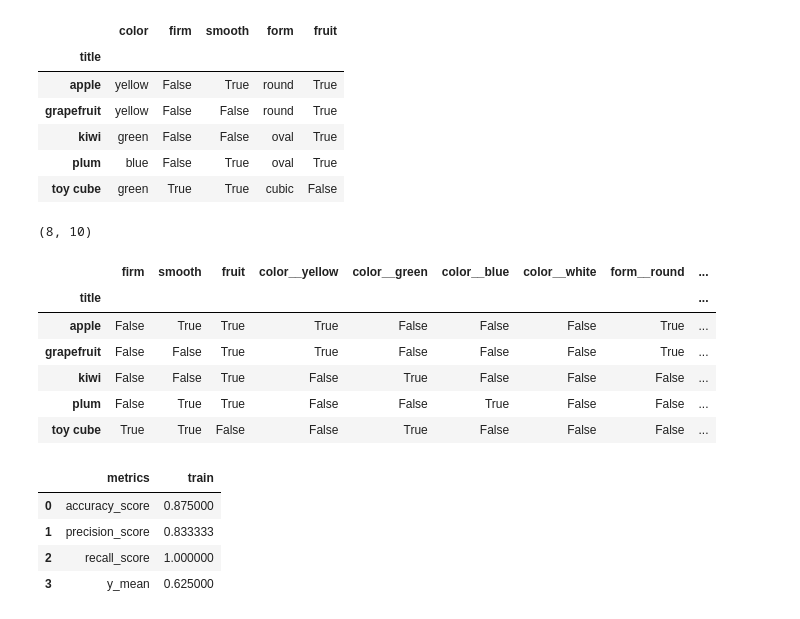
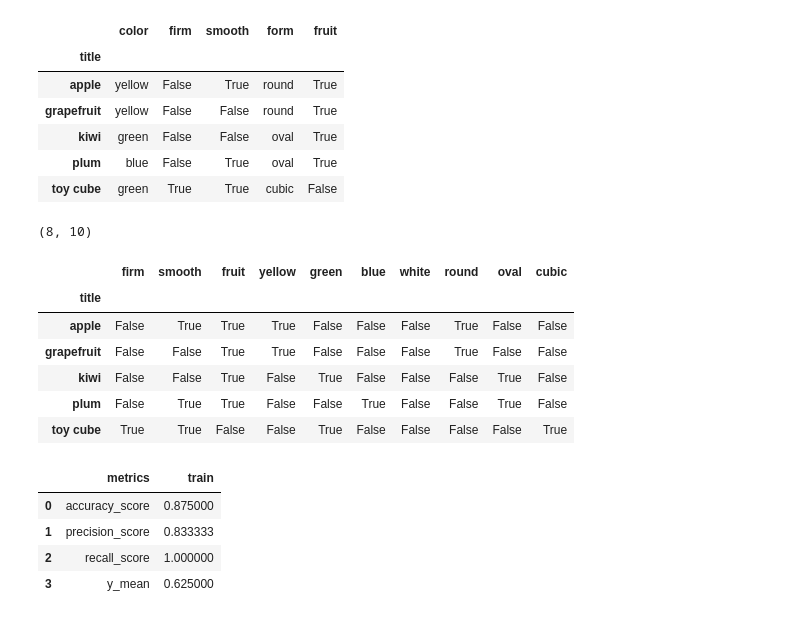
Before and after one commit to EgorDudyrev/FCA_BB_interpret, a Jupyter notebook: notebooks/2020.01.27-Implications_And_Hypotheses.ipynb, the cells around one changed output. Cells and saved outputs as stored; diff of their text form; code cells hidden in the pictures.

```diff
--- a/notebooks/2020.01.27-Implications_And_Hypotheses.ipynb
+++ b/notebooks/2020.01.27-Implications_And_Hypotheses.ipynb
@@ -44,21 +139,22 @@ mango_ds.head()
 # %%
 mango_bin_ds = mango_ds.copy()
 for f in mango_bin_ds.columns:
     if mango_bin_ds[f].nunique()>2:
         for v in mango_bin_ds[f].unique():
-            mango_bin_ds[f"{f}__{v}"] = mango_bin_ds[f]==v
+            #mango_bin_ds[f"{f}__{v}"] = mango_bin_ds[f]==v
+            mango_bin_ds[f"{v}"] = mango_bin_ds[f]==v
         mango_bin_ds = mango_bin_ds.drop(f,1)
 print(mango_bin_ds.shape)
 mango_bin_ds.head()
 # %% [output]
 (8, 10)
-|  | firm | smooth | fruit | color__yellow | color__green | color__blue | color__white | form__round | ... |
-| title |  |  |  |  |  |  |  |  | ... |
-| apple | False | True | True | True | False | False | False | True | ... |
-| grapefruit | False | False | True | True | False | False | False | True | ... |
-| kiwi | False | False | True | False | True | False | False | False | ... |
-| plum | False | True | True | False | False | True | False | False | ... |
-| toy cube | True | True | False | False | True | False | False | False | ... |
+|  | firm | smooth | fruit | yellow | green | blue | white | round | oval | cubic |
+| title |  |  |  |  |  |  |  |  |  |  |
+| apple | False | True | True | True | False | False | False | True | False | False |
+| grapefruit | False | False | True | True | False | False | False | True | False | False |
+| kiwi | False | False | True | False | True | False | False | False | True | False |
+| plum | False | True | True | False | False | True | False | False | True | False |
+| toy cube | True | True | False | False | True | False | False | False | False | True |
 # %%
 y_feat = 'fruit'
 s = mango_ds.drop(y_feat,1).dtypes
```
Also changed, not shown: parts of 78 cells of this notebook, 1 other file.
